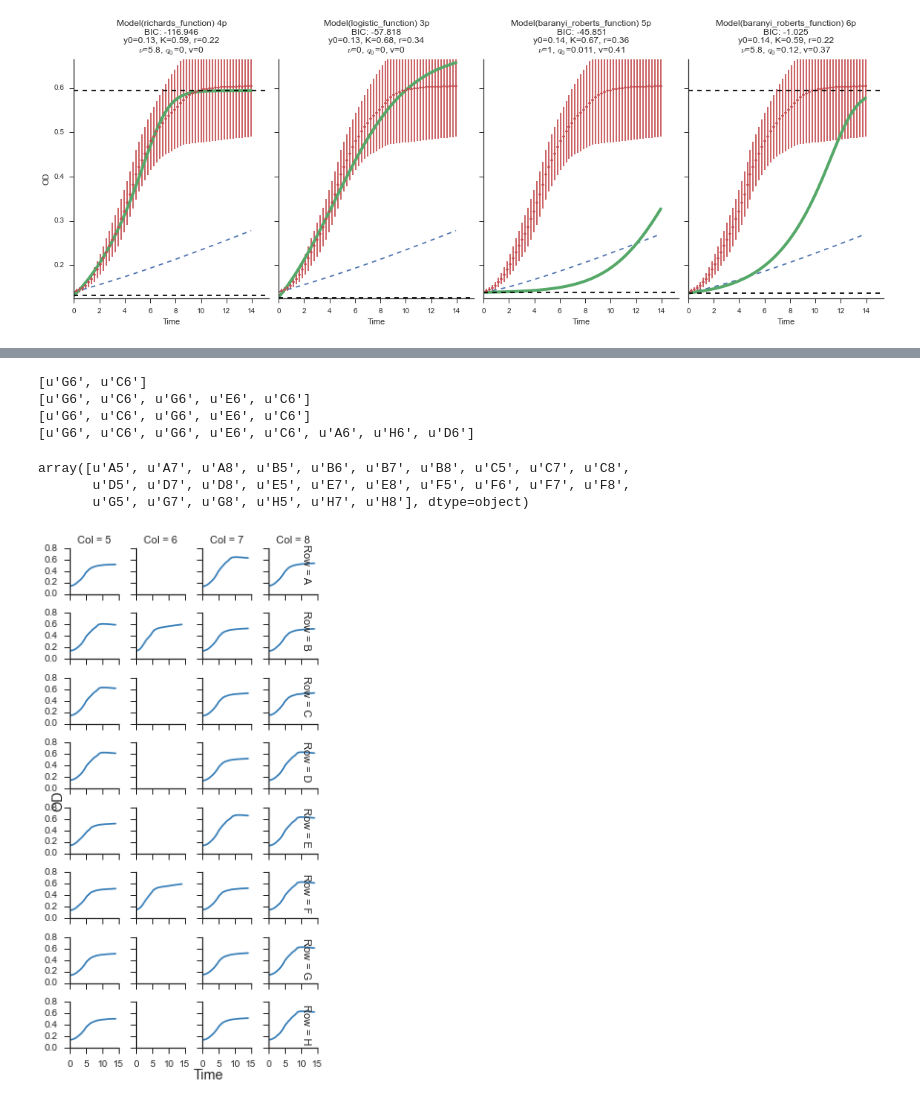
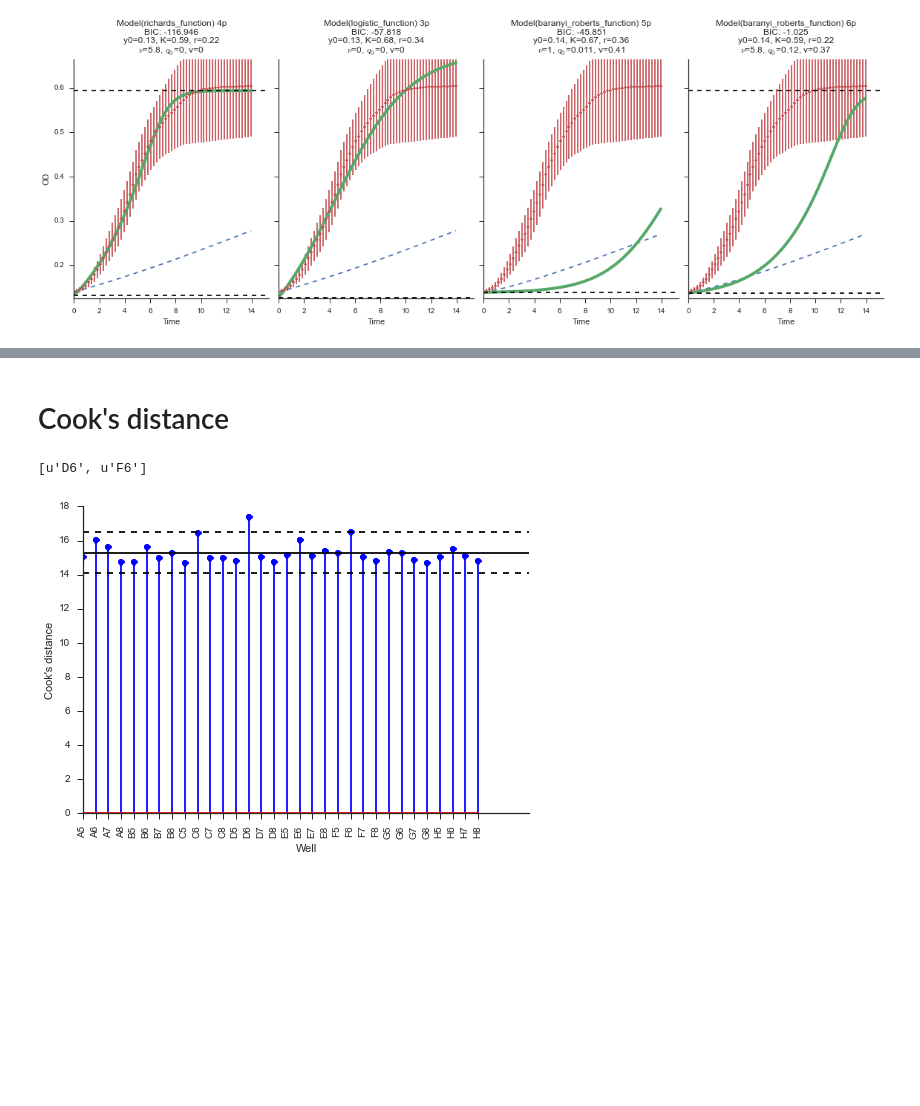
Before and after one commit to yoavram/curveball, a Jupyter notebook: notebooks/Find outliers.ipynb, the cells around one changed output, grey strips where cells are left out. Saved outputs shown, nothing was run; the diff lists cells and outputs as text; code cells hidden in the pictures; blank space fills up the shorter version.

Commit message:
using cook's distance

```diff
--- a/notebooks/Find outliers.ipynb
+++ b/notebooks/Find outliers.ipynb
@@ -115,26 +51,47 @@ sns.pairplot(params_df, dropna=True)
-# %%
-outliers = [well for well,model_fit in models_well.items() if model_fit.best_values['r'] > 100]
-print outliers
-outliers += [well for well,model_fit in models_well.items() if model_fit.best_values.get('nu', 1) < 1]
-print outliers
-outliers += [well for well,model_fit in models_well.items() if model_fit.best_values['y0'] < models_RG[0].params['y0'].value/2]
-print outliers
-outliers += [well for well,model_fit in models_well.items() if model_fit.best_values['K'] > models_RG[0].params['K'].value*1.5]
-print outliers
-# %% [output]
-[u'G6', u'C6']
-[u'G6', u'C6', u'G6', u'E6', u'C6']
-[u'G6', u'C6', u'G6', u'E6', u'C6']
-[u'G6', u'C6', u'G6', u'E6', u'C6', u'A6', u'H6', u'D6']
-# %%
-df_RG_cl = df_RG[~df_RG.Well.isin(outliers)]
-df_RG_cl.Well.unique()
-# %% [output]
-array([u'A5', u'A7', u'A8', u'B5', u'B6', u'B7', u'B8', u'C5', u'C7', u'C8',
-       u'D5', u'D7', u'D8', u'E5', u'E7', u'E8', u'F5', u'F6', u'F7', u'F8',
-       u'G5', u'G7', u'G8', u'H5', u'H7', u'H8'], dtype=object)
-# %%
-g = curveball.plots.plot_wells(df_RG_cl)
-g.fig.tight_layout();
-# %% [output]
-[figure, removed]
+# %% [markdown]
+# Cook's distance
+# %%
+import copy
+def cook_distance(df, model_fit):
+    p = model_fit.nvarys
+    MSE = model_fit.chisqr / model_fit.ndata
+    p, MSE
+    wells = df_RG.Well.unique().tolist()
+    D = {}
+
+    for well in wells:
+        _df = df[df.Well != well]
+        _df = _df.groupby('Time')['OD'].agg([np.mean, np.std]).reset_index()
+        assert np.isfinite(1./_df['std']).all()
+        model_fit_i = copy.deepcopy(model_fit)
+        model_fit_i.fit(_df['mean'], weights=1./_df['std'])
+        D[well] = model_fit_i.chisqr / (p * MSE)
+    return D
+# %%
+def plot_cook_dist(D):
+    fig,ax = plt.subplots(1,1)
+    D = sorted(D.items())
+    wells = [x[0] for x in D]
+    distances = [x[1] for x in D]
+    ax.stem(distances)
+    dist_mean, dist_std = np.mean(distances), np.std(distances)
+    ax.axhline(y=dist_mean, ls='-', color='k')
+    ax.axhline(y=dist_mean + 2 * dist_std, ls='--', color='k')
+    ax.axhline(y=dist_mean - 2 * dist_std, ls='--', color='k')
+    ax.set_xticks(range(len(wells)))
+    ax.set_xticklabels(wells, rotation=90)
+    ax.set_xlabel('Well')
+    ax.set_ylabel("Cook's distance")
+    sns.despine()
+
+    outliers = [well for well,dist in D if dist > (dist_mean + 2 * dist_std)]
+    return outliers,fig,ax
+# %%
+_df = df_RG.copy()
+model_fit = curveball.models.fit_model(_df, PLOT=False, PRINT=False)[0]
+D = cook_distance(_df, model_fit)
+outliers,fig,ax = plot_cook_dist(D)
+print outliers
+# %% [output]
+[u'D6', u'F6']
+[figure, added]
```
Also changed, not shown: parts of 18 cells of this notebook.
